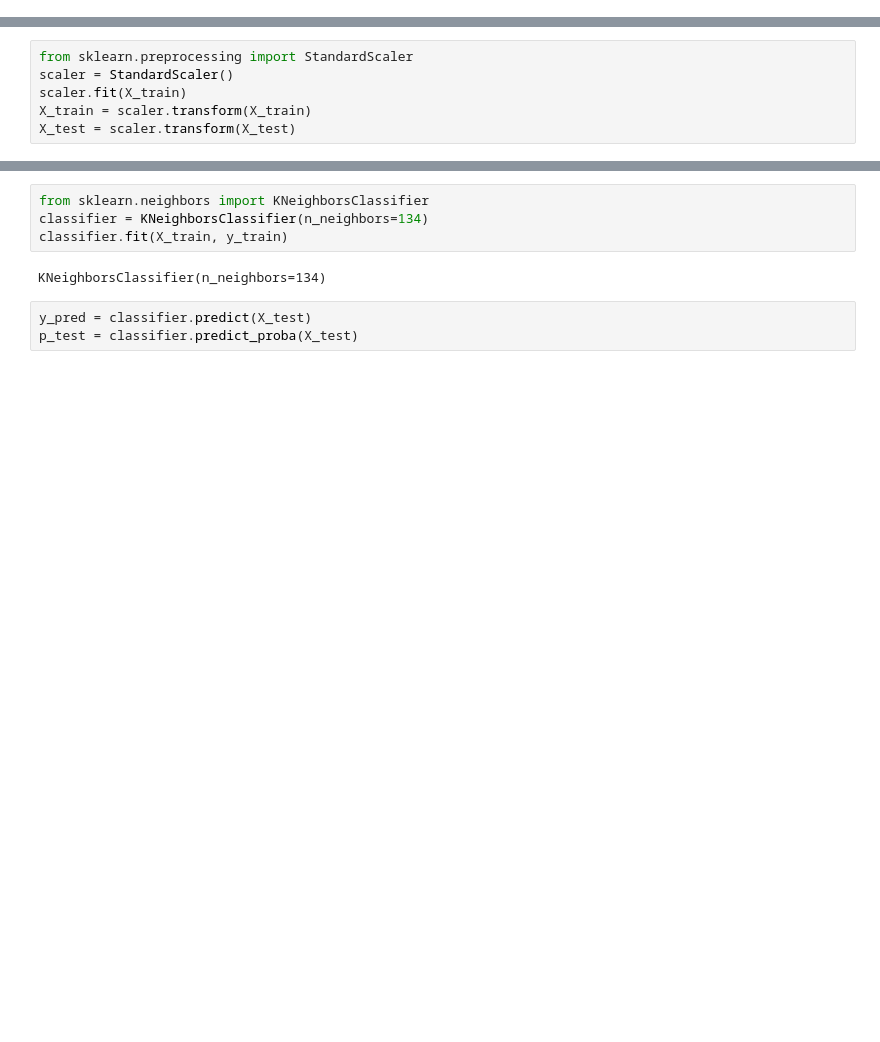
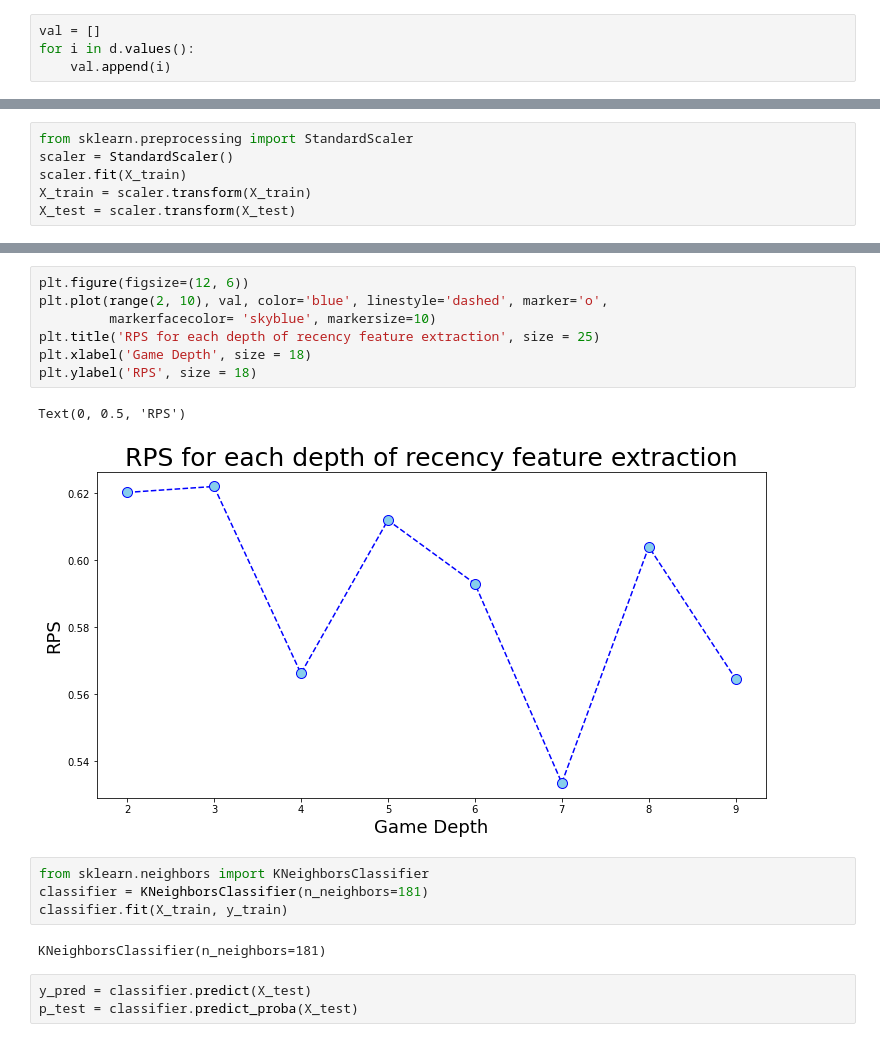
Before and after one commit to EricChagoya/SoccerPredictions, a Jupyter notebook: Untitled.ipynb, the cells around one changed output, grey strips where cells are left out. Saved outputs shown, nothing was run; the diff lists cells and outputs as text; blank space fills up the shorter version.

```diff
--- a/Untitled.ipynb
+++ b/Untitled.ipynb
@@ -286,3 +288,7 @@ e
+# %%
+val = []
+for i in d.values():
+    val.append(i)
 # %%
 d
 # %% [output]
@@ -386,9 +401,19 @@ Text(0, 0.5, 'RPS')
+# %%
+plt.figure(figsize=(12, 6))
+plt.plot(range(2, 10), val, color='blue', linestyle='dashed', marker='o',
+         markerfacecolor= 'skyblue', markersize=10)
+plt.title('RPS for each depth of recency feature extraction', size = 25)
+plt.xlabel('Game Depth', size = 18)
+plt.ylabel('RPS', size = 18)
+# %% [output]
+Text(0, 0.5, 'RPS')
+[figure, added]
 # %%
 from sklearn.neighbors import KNeighborsClassifier
-classifier = KNeighborsClassifier(n_neighbors=134)
+classifier = KNeighborsClassifier(n_neighbors=181)
 classifier.fit(X_train, y_train)
 # %% [output]
-KNeighborsClassifier(n_neighbors=134)
+KNeighborsClassifier(n_neighbors=181)
 # %%
 y_pred = classifier.predict(X_test)
 p_test = classifier.predict_proba(X_test)
```
Also changed, not shown: parts of 19 cells of this notebook.
